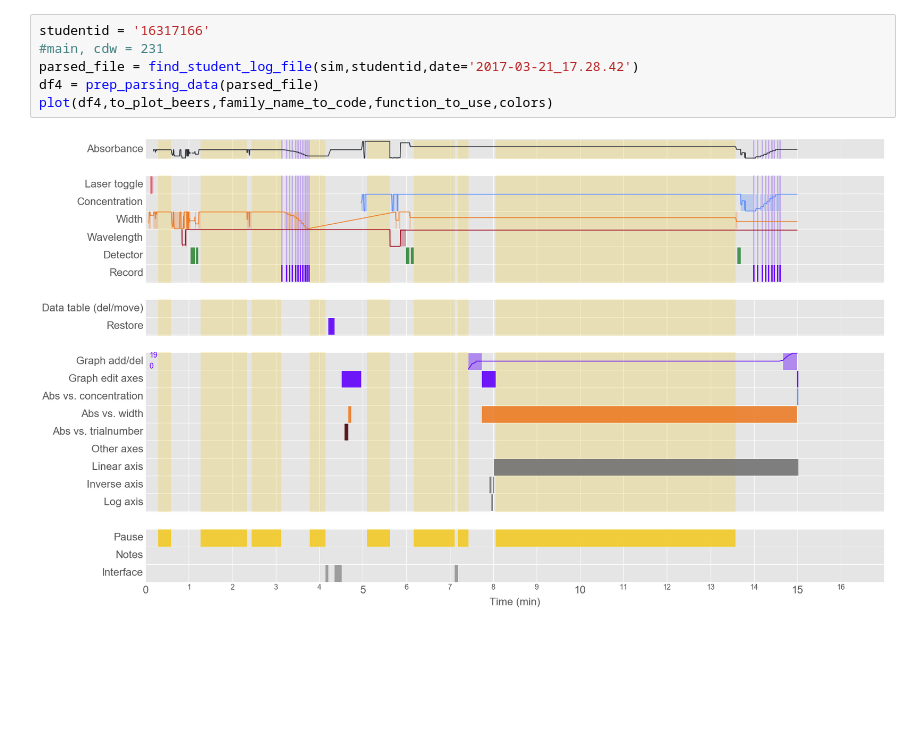
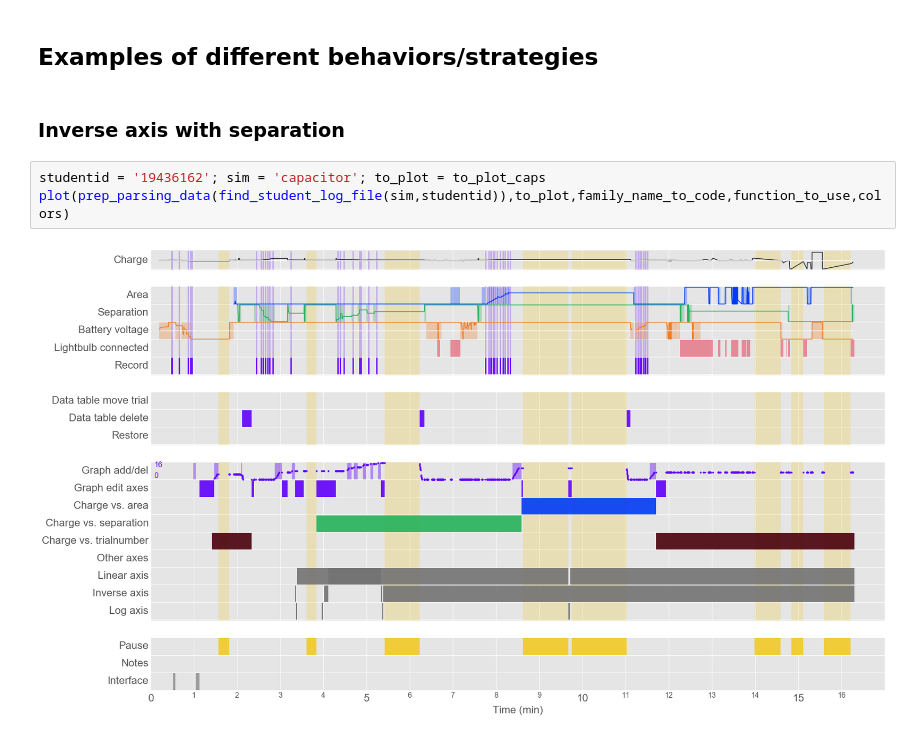
Before and after one commit to jmassall/inquiry_virtualLabs_study, a Jupyter notebook: analyzing_log/timeline_viz.ipynb, the cells around one changed output. Saved outputs shown, nothing was run; the diff lists cells and outputs as text; blank space fills up the shorter version.

Commit message:
Added examples of different behaviors of interest to timeline viz notebook

```diff
--- a/analyzing_log/timeline_viz.ipynb
+++ b/analyzing_log/timeline_viz.ipynb
@@ -85,8 +72,9 @@ plot(df2,to_plot_beers,family_name_to_code,function_to_use,colors)
-# %%
-studentid = '16317166'
-#main, cdw = 231
-parsed_file = find_student_log_file(sim,studentid,date='2017-03-21_17.28.42')
-df4 = prep_parsing_data(parsed_file)
-plot(df4,to_plot_beers,family_name_to_code,function_to_use,colors)
-# %% [output]
-[figure, removed]
+# %% [markdown]
+## Examples of different behaviors/strategies
+# %% [markdown]
+### Inverse axis with separation
+# %%
+studentid = '19436162'; sim = 'capacitor'; to_plot = to_plot_caps
+plot(prep_parsing_data(find_student_log_file(sim,studentid)),to_plot,family_name_to_code,function_to_use,colors)
+# %% [output]
+[figure, added]
```
Also changed, not shown: parts of 21 cells of this notebook, 1 other file.
